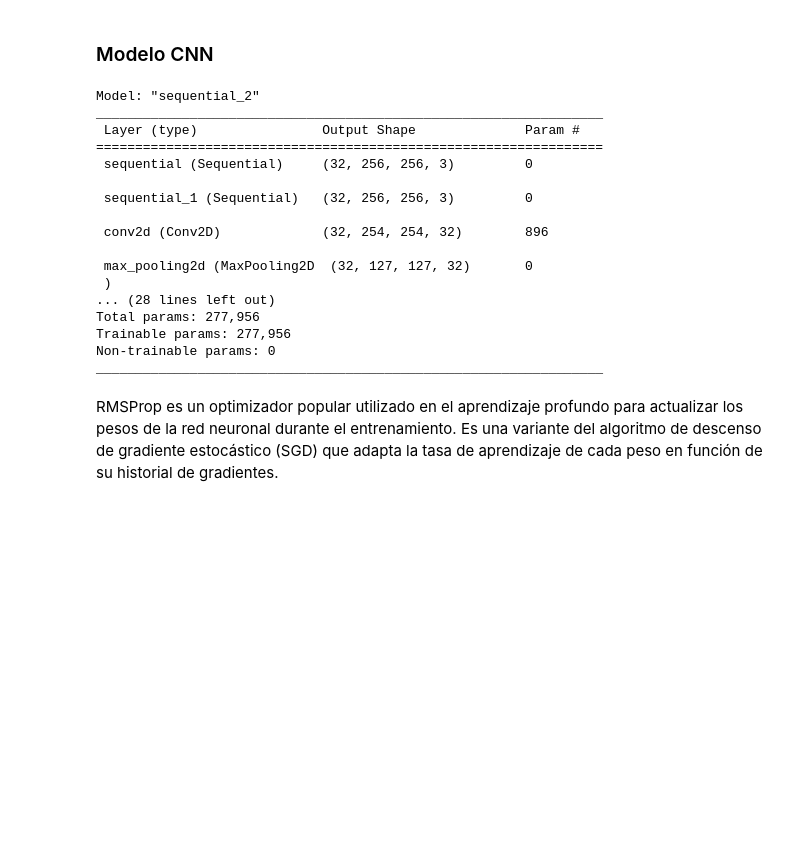
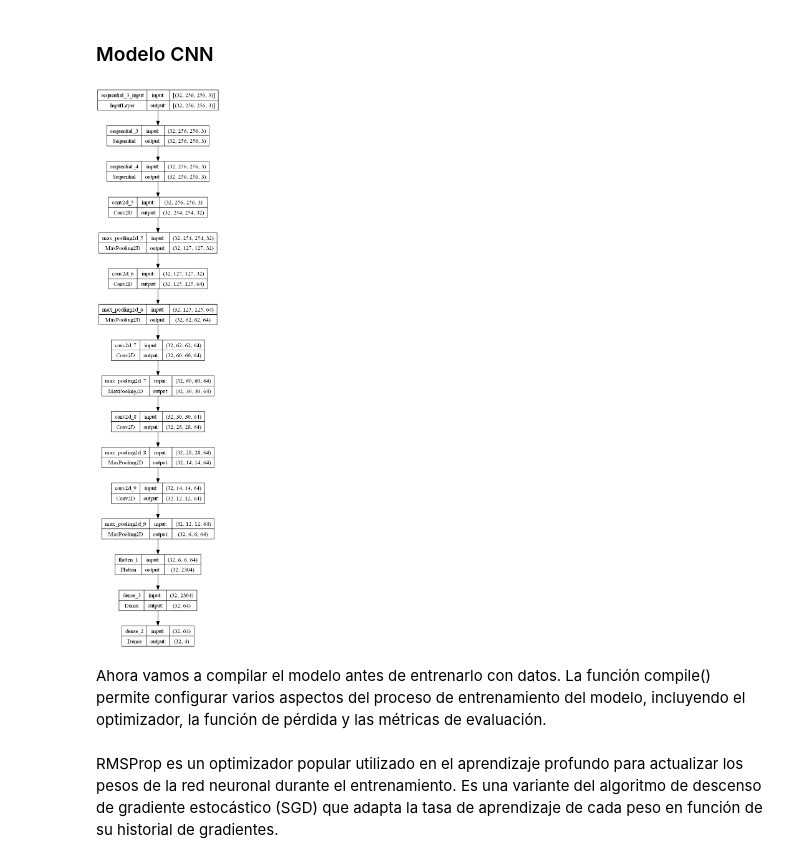
Before and after one commit to mich7095/diagnostico-maiz, a Jupyter notebook: diagnostico_maiz_final.ipynb, the cells around one changed output. Cells and saved outputs as stored; diff of their text form; code cells hidden in the pictures; blank space fills up the shorter version.

```diff
--- a/diagnostico_maiz_final.ipynb
+++ b/diagnostico_maiz_final.ipynb
@@ -105,44 +122,35 @@ data_augmentation = tf.keras.Sequential([
 ### Modelo CNN
 # %%
 n_classes = 4
-input_shape = (BATCH_SIZE,256,256,3) #espera un lote de imágenes de tamaño 256x256 con 3 canales de color (RGB).
+# tiene 4 neuronas, y produce una distribución de probabilidad sobre las clases.
+output_layer = layers.Dense(n_classes, activation='softmax')
+# espera un lote de imágenes de tamaño 256x256 con 3 canales de color (RGB).
+input_shape = (32, 256, 256, 3)
 model = models.Sequential([
     resize_and_rescale,
     data_augmentation,
     # 5 capas convolucionales
-    layers.Conv2D(32,(3,3),activation ='relu',input_shape = input_shape),
-    layers.MaxPooling2D((2,2)), # cada capa convolucional va seguida de una de agrupación
-    layers.Conv2D(64,kernel_size = (3,3),activation ='relu'),
-    layers.MaxPooling2D((2,2)),
-    layers.Conv2D(64,kernel_size = (3,3),activation ='relu'),
-    layers.MaxPooling2D((2,2)),
-    layers.Conv2D(64,kernel_size = (3,3),activation ='relu'),
-    layers.MaxPooling2D((2,2)),
-    layers.Conv2D(64,kernel_size = (3,3),activation ='relu'),
-    layers.MaxPooling2D((2,2)),
-    layers.Flatten(), # aplana los mapas de características en un vector de una dimensión
-    layers.Dense(64,activation='relu'),
-    layers.Dense(n_classes,activation='softmax'), #tiene 4 neuronas, y produce una distribución de probabilidad sobre las clases.
+    layers.Conv2D(32, (3, 3), activation='relu', input_shape=input_shape),
+    # cada capa convolucional va seguida de una de agrupación
+    layers.MaxPooling2D((2, 2)),
+    layers.Conv2D(64, kernel_size=(3, 3), activation='relu'),
+    layers.MaxPooling2D((2, 2)),
+    layers.Conv2D(64, kernel_size=(3, 3), activation='relu'),
+    layers.MaxPooling2D((2, 2)),
+    layers.Conv2D(64, kernel_size=(3, 3), activation='relu'),
+    layers.MaxPooling2D((2, 2)),
+    layers.Conv2D(64, kernel_size=(3, 3), activation='relu'),
+    layers.MaxPooling2D((2, 2)),
+    layers.Flatten(),  # aplana los mapas de características en un vector de una dimensión
+    layers.Dense(64, activation='relu'),
+    output_layer
 
 ])
 model.build(input_shape=input_shape)
-# %%
-model.summary()
-# %% [output]
-Model: "sequential_2"
-_________________________________________________________________
- Layer (type)                Output Shape              Param #
-=================================================================
- sequential (Sequential)     (32, 256, 256, 3)         0
-
- sequential_1 (Sequential)   (32, 256, 256, 3)         0
-
- conv2d (Conv2D)             (32, 254, 254, 32)        896
-
- max_pooling2d (MaxPooling2D  (32, 127, 127, 32)       0
- )
-... (28 lines left out)
-Total params: 277,956
-Trainable params: 277,956
-Non-trainable params: 0
-_________________________________________________________________
+# %%
+plot_model(model, to_file='model.png', show_shapes=True,
+           show_layer_names=True, rankdir='TB')
+# %% [output]
+[figure, added]
+# %% [markdown]
+Ahora vamos a compilar el modelo antes de entrenarlo con datos. La función compile() permite configurar varios aspectos del proceso de entrenamiento del modelo, incluyendo el optimizador, la función de pérdida y las métricas de evaluación.
```
Also changed, not shown: parts of 32 cells of this notebook, 3 other files.
